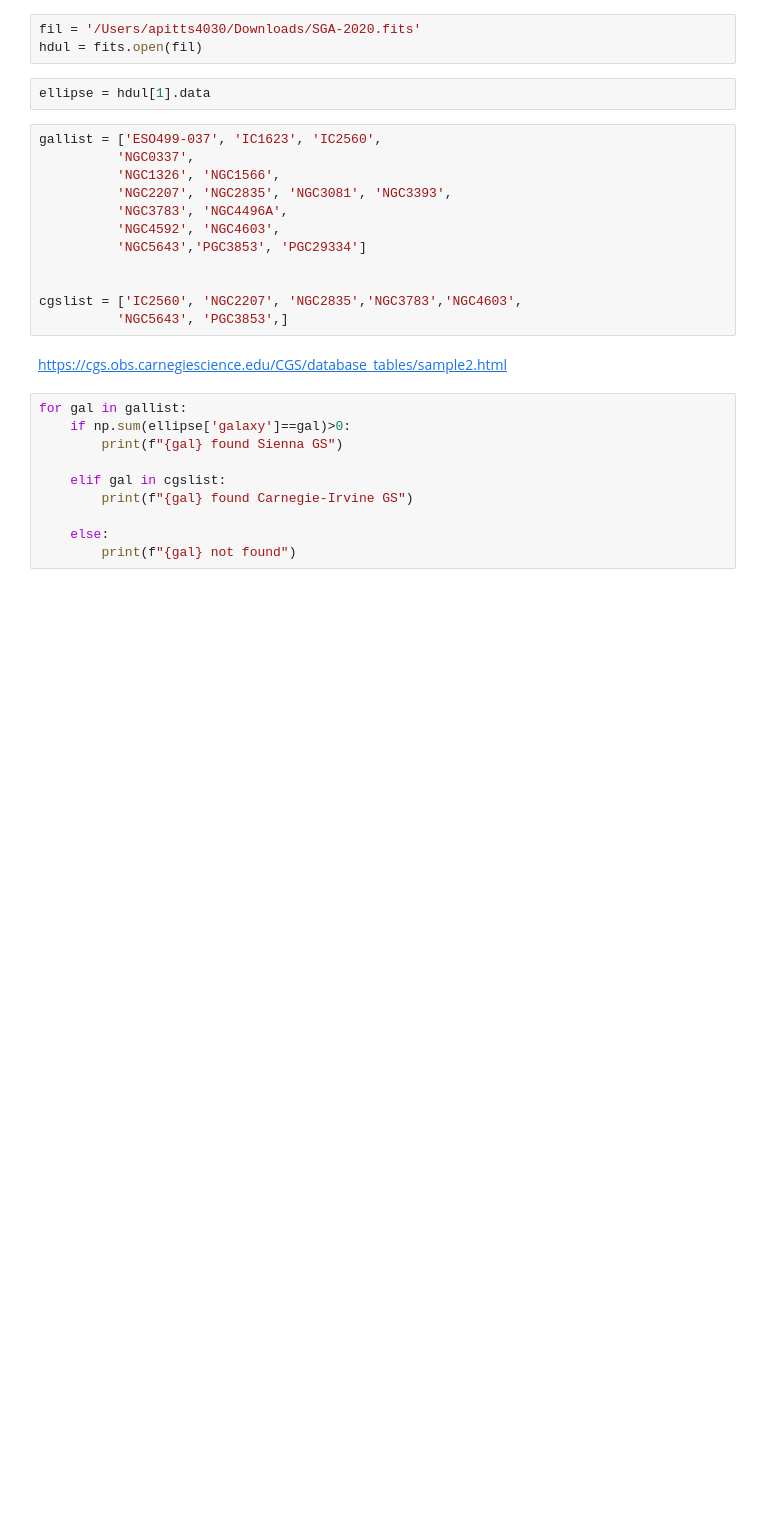
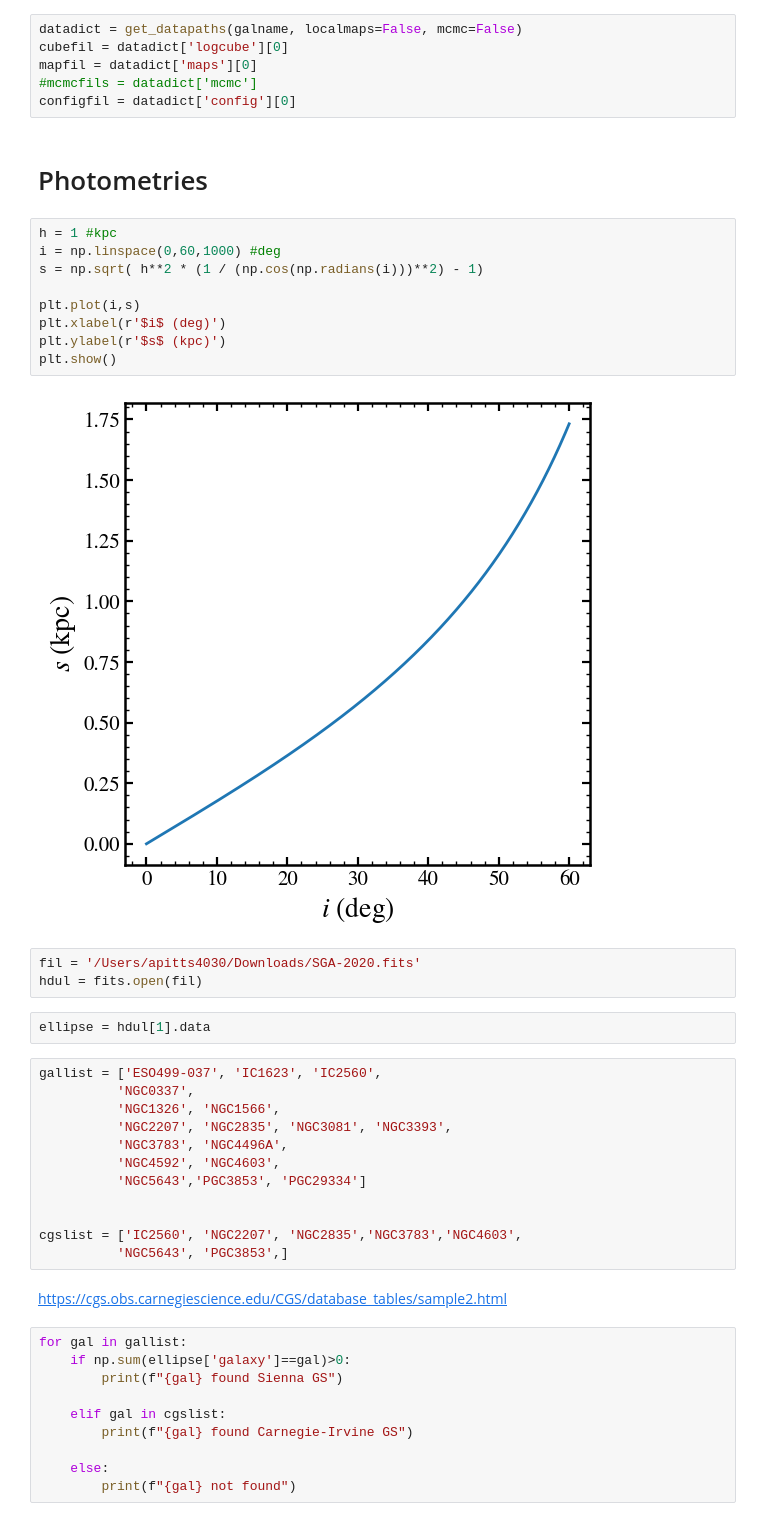
Before and after one commit to aj-pitts/NaI_analysis, a Jupyter notebook: Testing.ipynb, the cells around one changed output. Cells and saved outputs as stored; diff of their text form; blank space fills up the shorter version.

```diff
--- a/Testing.ipynb
+++ b/Testing.ipynb
@@ -15,3 +78,22 @@ import matplotlib.patches as patches
+# %%
+datadict = get_datapaths(galname, localmaps=False, mcmc=False)
+cubefil = datadict['logcube'][0]
+mapfil = datadict['maps'][0]
+#mcmcfils = datadict['mcmc']
+configfil = datadict['config'][0]
+# %% [markdown]
+# Photometries
+# %%
+h = 1 #kpc
+i = np.linspace(0,60,1000) #deg
+s = np.sqrt( h**2 * (1 / (np.cos(np.radians(i)))**2) - 1)
+
+plt.plot(i,s)
+plt.xlabel(r'$i$ (deg)')
+plt.ylabel(r'$s$ (kpc)')
+plt.show()
+# %% [output]
+[figure, added]
 # %%
 fil = '/Users/apitts4030/Downloads/SGA-2020.fits'
 hdul = fits.open(fil)
```
Also changed, not shown: parts of 47 cells of this notebook.
